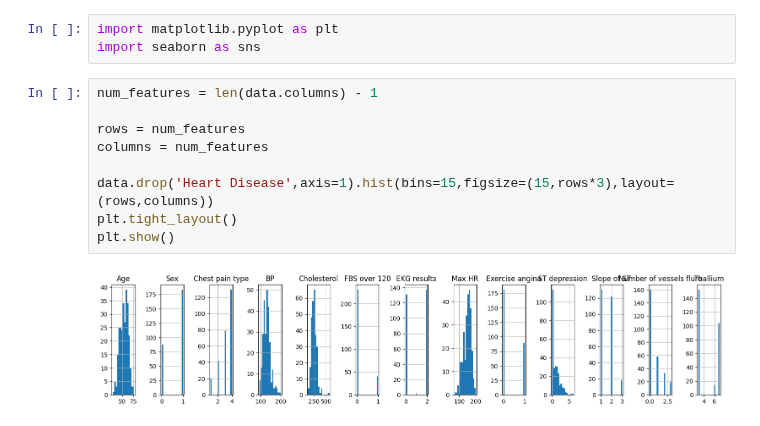
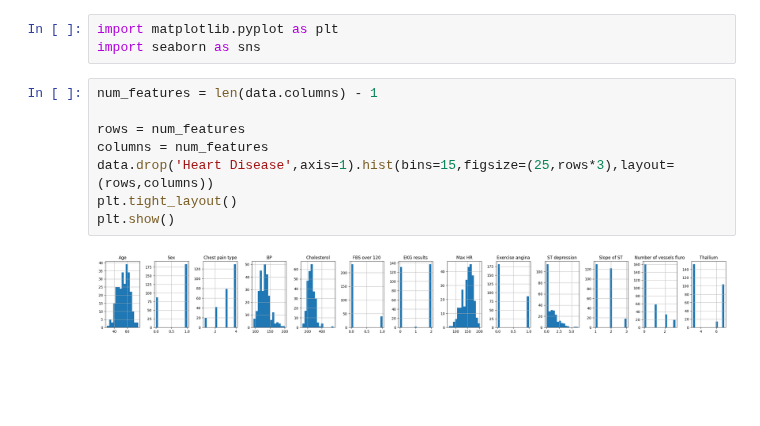
Before and after one commit to SanjilaGangaju/ExploratoryDataAnalysis_usingPython, a Jupyter notebook: Heartdisease.ipynb, the cells around one changed output. Saved outputs shown, nothing was run; the diff lists cells and outputs as text; blank space fills up the shorter version.

```diff
--- a/Heartdisease.ipynb
+++ b/Heartdisease.ipynb
@@ -123,12 +123,11 @@ import seaborn as sns
 # %%
 num_features = len(data.columns) - 1
 
 rows = num_features
 columns = num_features
-
-data.drop('Heart Disease',axis=1).hist(bins=15,figsize=(15,rows*3),layout=(rows,columns))
+data.drop('Heart Disease',axis=1).hist(bins=15,figsize=(25,rows*3),layout=(rows,columns))
 plt.tight_layout()
 plt.show()
 # %% [output]
-[figure, old version]
+[figure, new version]
 # %%
```
Also changed, not shown: parts of 2 cells of this notebook.
